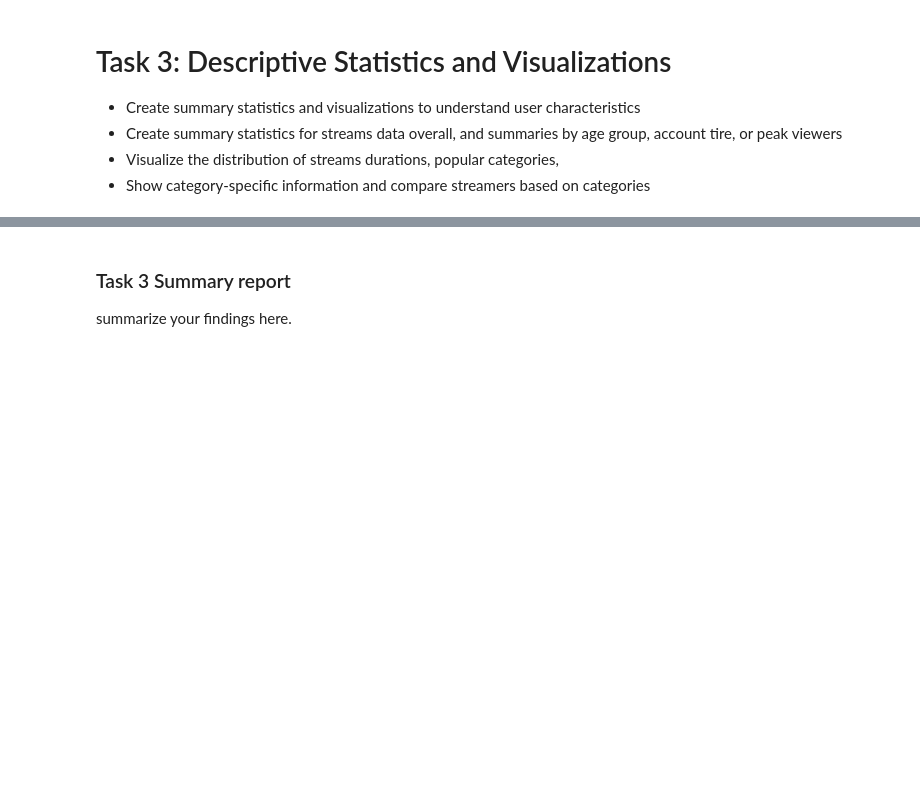
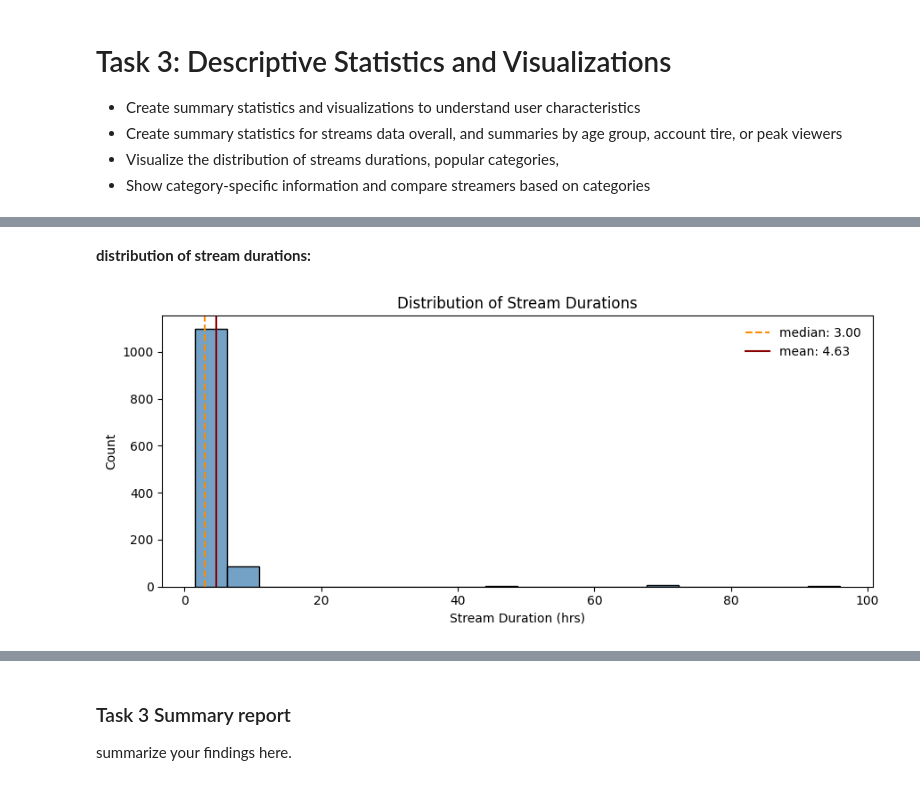
Before and after one commit to MSagri05/Assignment1-Exploratory-Data-Analysis, a Jupyter notebook: IAT461_Assignment01_Scaffold.ipynb, the cells around one changed output, grey strips where cells are left out. Cells and saved outputs as stored; diff of their text form; code cells hidden in the pictures; blank space fills up the shorter version.

```diff
--- a/IAT461_Assignment01_Scaffold.ipynb
+++ b/IAT461_Assignment01_Scaffold.ipynb
@@ -570,0 +662,18 @@ for the three heuristics: sessions with 0 duration but recorded activity (35 cas
+# %% [markdown]
+**distribution of stream durations:**
+# %%
+# Histogram of stream durations to see how long streams typically last
+fig, ax = plt.subplots(figsize=(9, 4))
+median = streams["stream_duration_hrs"].median()
+mean = streams["stream_duration_hrs"].mean()
+sns.histplot(data=streams, x="stream_duration_hrs", bins=20, ax=ax, color="steelblue")
+ax.axvline(median, color="darkorange", linestyle="--", label=f"median: {median:.2f}")
+ax.axvline(mean, color="darkred", label=f"mean: {mean:.2f}")
+ax.legend(frameon=False)
+ax.set_title("Distribution of Stream Durations")
+ax.set_xlabel("Stream Duration (hrs)")
+ax.set_ylabel("Count")
+plt.tight_layout()
+plt.show()
+# %% [output]
+[figure, added]
```
Also changed, not shown: parts of 19 cells of this notebook.
